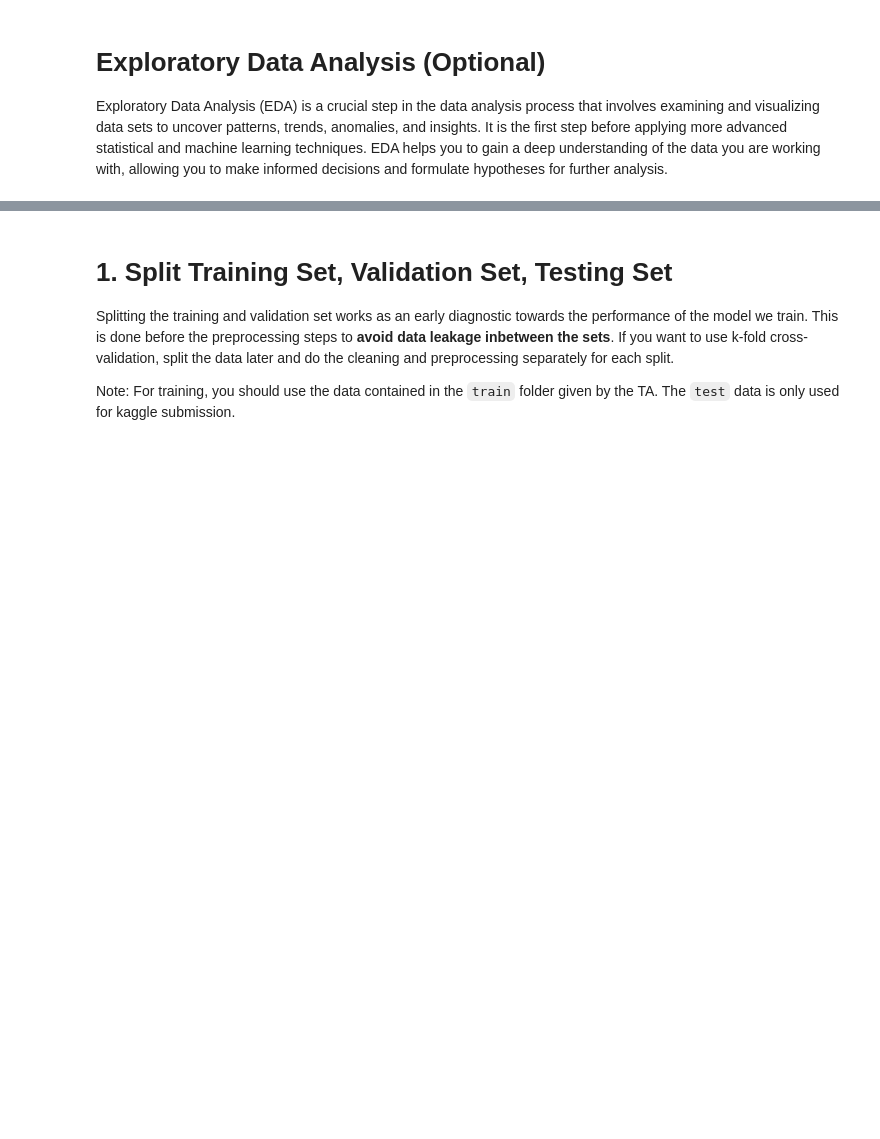
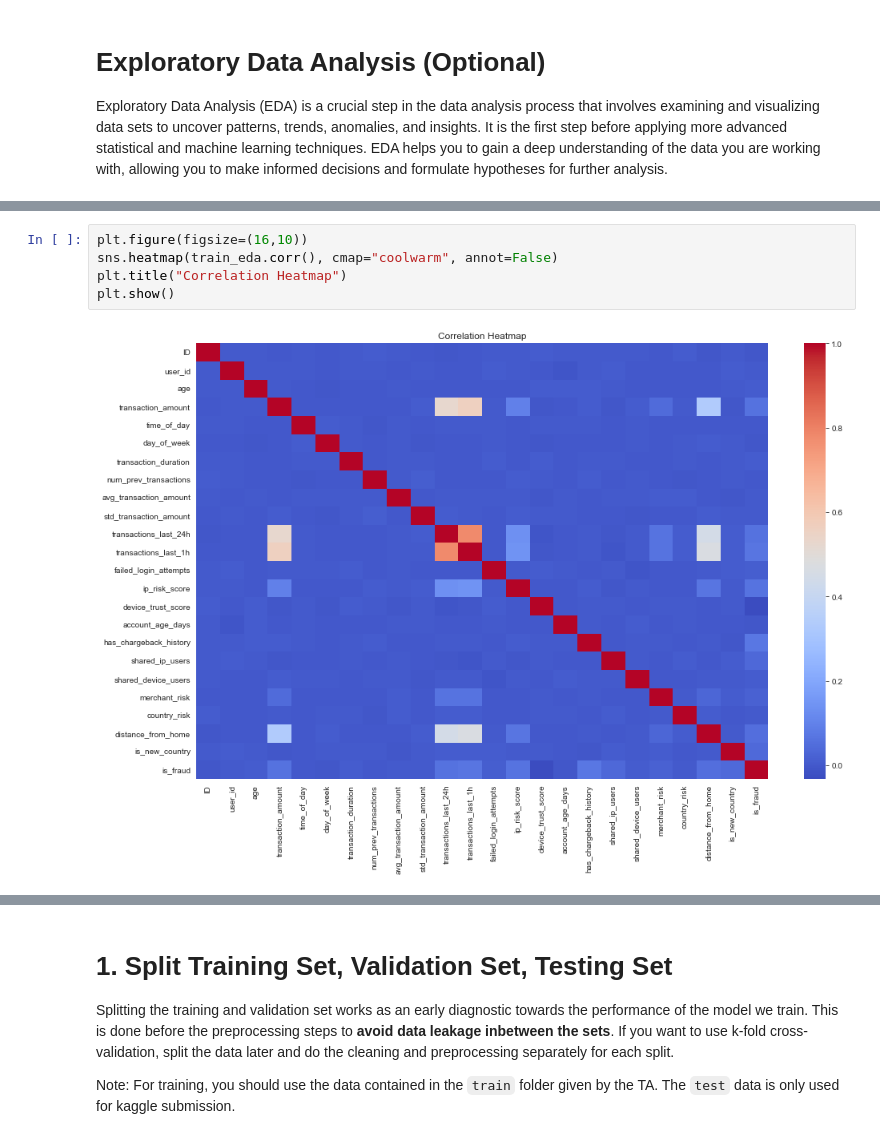
Before and after one commit to suryasuharna23/RestInPeaceMom_Tugas-Besar-2-IF3070-2025, a Jupyter notebook: src/Kelompok 12_ IF3070 Dasar Artificial Intelligence _ Tugas Besar 2 Notebook Template.ipynb, the cells around one changed output, grey strips where cells are left out. Saved outputs shown, nothing was run; the diff lists cells and outputs as text; blank space fills up the shorter version.

```diff
--- a/src/Kelompok 12_ IF3070 Dasar Artificial Intelligence _ Tugas Besar 2 Notebook Template.ipynb
+++ b/src/Kelompok 12_ IF3070 Dasar Artificial Intelligence _ Tugas Besar 2 Notebook Template.ipynb
@@ -133,0 +326,7 @@ Missing values in test set: 7212
+# %%
+plt.figure(figsize=(16,10))
+sns.heatmap(train_eda.corr(), cmap="coolwarm", annot=False)
+plt.title("Correlation Heatmap")
+plt.show()
+# %% [output]
+[figure, added]
```
Also changed, not shown: parts of 65 cells of this notebook.
